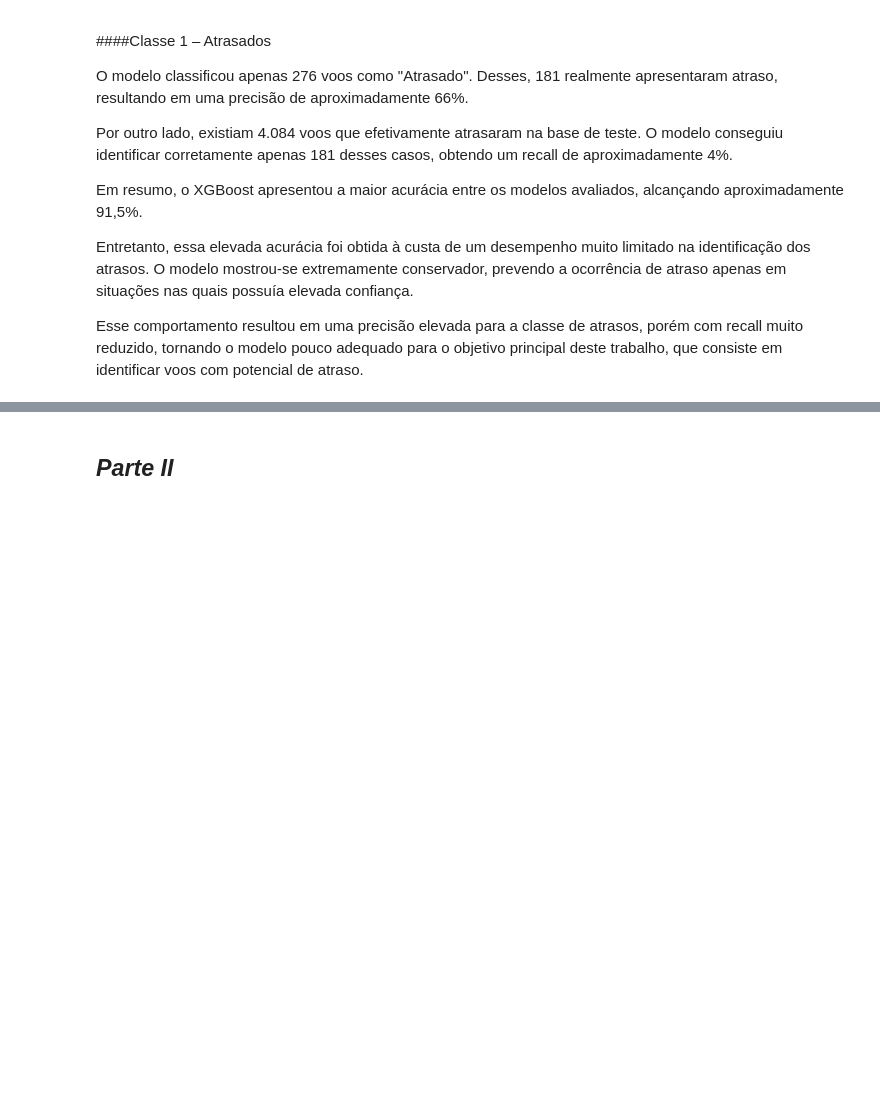
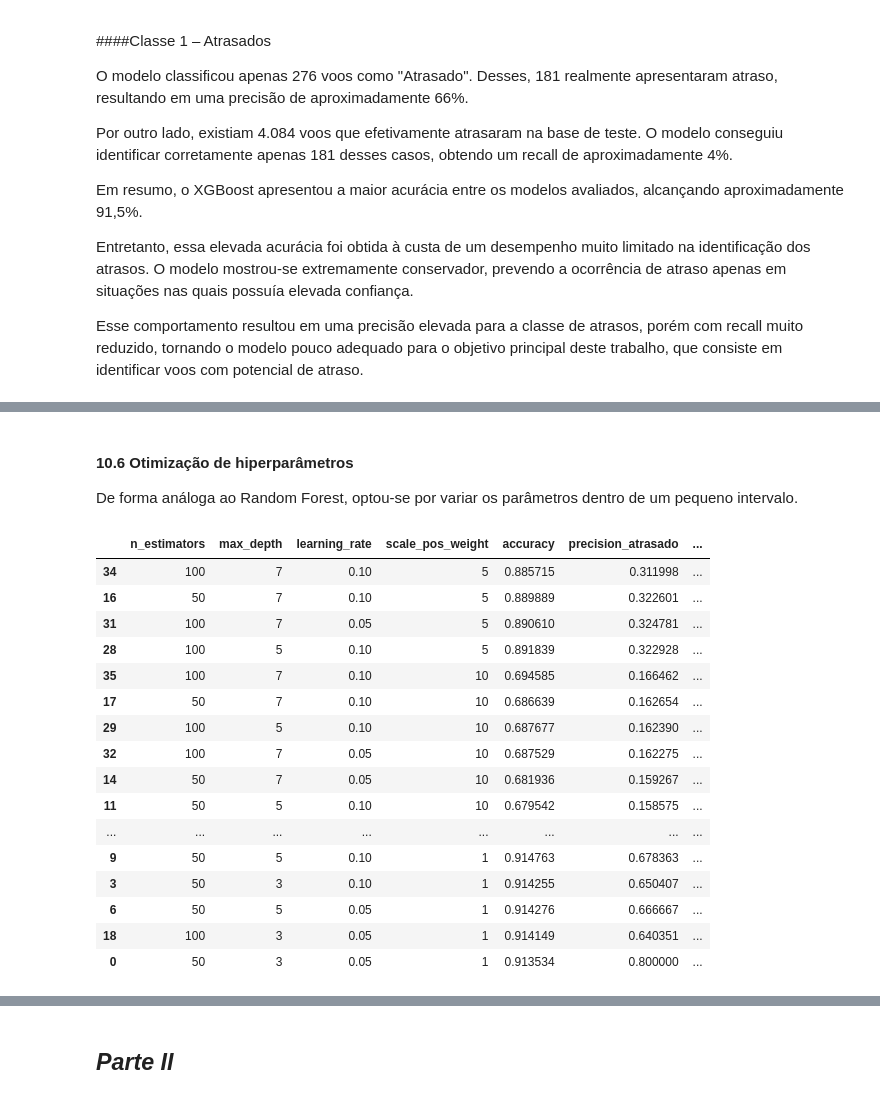
Before and after one commit to Silvinharl/MVP_Machine_Learning, a Jupyter notebook: MVP_Voos_ANAC.ipynb, the cells around one changed output, grey strips where cells are left out. Saved outputs shown, nothing was run; the diff lists cells and outputs as text; code cells hidden in the pictures; blank space fills up the shorter version.

```diff
--- a/MVP_Voos_ANAC.ipynb
+++ b/MVP_Voos_ANAC.ipynb
@@ -27,7 +27,7 @@ Em relação ao dataset original (disponível no site da ANAC), foram preservada
 # %%
 import pandas as pd
 
-url = "https://raw.githubusercontent.com/Silvinharl/MVP_Machine_Learning/main/dados/VRA_2025_01_C.csv"
+url = "https://raw.githubusercontent.com/Silvinharl/MVP_Machine_Learning/refs/heads/main/dados/VRA_2025_01_C.csv"
 
 df = pd.read_csv(url, sep=';')
 
@@ -1363,0 +1351,77 @@ Diante dessas observações, optou-se por realizar uma segunda etapa do estudo,
+# %% [markdown]
+#### 10.6 Otimização de hiperparâmetros
+De forma análoga ao Random Forest, optou-se por variar os parâmetros dentro de um pequeno intervalo.
+# %%
+from xgboost import XGBClassifier
+from sklearn.metrics import accuracy_score, precision_score, recall_score, f1_score
+from itertools import product
+import pandas as pd
+
+parametros_xgb = []
+
+for n_estimators, max_depth, learning_rate, scale_pos_weight in product(
+    [50, 100],
+    [3, 5, 7],
+    [0.05, 0.1],
+    [1, 5, 10]
+):
+    parametros_xgb.append({
+        "n_estimators": n_estimators,
+        "max_depth": max_depth,
+        "learning_rate": learning_rate,
+        "scale_pos_weight": scale_pos_weight
+    })
+
+resultados_xgb = []
+
+for params in parametros_xgb:
+
+    modelo = XGBClassifier(
+        n_estimators=params["n_estimators"],
+        max_depth=params["max_depth"],
+        learning_rate=params["learning_rate"],
+        scale_pos_weight=params["scale_pos_weight"],
+        random_state=42,
+        eval_metric="logloss",
+        n_jobs=-1
+    )
+
+    modelo.fit(X_train, y_train)
+
+    y_pred = modelo.predict(X_test)
+
+    resultados_xgb.append({
+        "n_estimators": params["n_estimators"],
+        "max_depth": params["max_depth"],
+        "learning_rate": params["learning_rate"],
+        "scale_pos_weight": params["scale_pos_weight"],
+        "accuracy": accuracy_score(y_test, y_pred),
+        "precision_atrasado": precision_score(y_test, y_pred, pos_label=1, zero_division=0),
+        "recall_atrasado": recall_score(y_test, y_pred, pos_label=1, zero_division=0),
+        "f1_atrasado": f1_score(y_test, y_pred, pos_label=1, zero_division=0)
+    })
+
+resultados_xgb_df = pd.DataFrame(resultados_xgb)
+
+resultados_xgb_df.sort_values(
+    by=["f1_atrasado", "recall_atrasado"],
+    ascending=False
+)
+# %% [output]
+|  | n_estimators | max_depth | learning_rate | scale_pos_weight | accuracy | precision_atrasado | ... |
+| 34 | 100 | 7 | 0.10 | 5 | 0.885715 | 0.311998 | ... |
+| 16 | 50 | 7 | 0.10 | 5 | 0.889889 | 0.322601 | ... |
+| 31 | 100 | 7 | 0.05 | 5 | 0.890610 | 0.324781 | ... |
+| 28 | 100 | 5 | 0.10 | 5 | 0.891839 | 0.322928 | ... |
+| 35 | 100 | 7 | 0.10 | 10 | 0.694585 | 0.166462 | ... |
+| 17 | 50 | 7 | 0.10 | 10 | 0.686639 | 0.162654 | ... |
+| 29 | 100 | 5 | 0.10 | 10 | 0.687677 | 0.162390 | ... |
+| 32 | 100 | 7 | 0.05 | 10 | 0.687529 | 0.162275 | ... |
+| 14 | 50 | 7 | 0.05 | 10 | 0.681936 | 0.159267 | ... |
+| 11 | 50 | 5 | 0.10 | 10 | 0.679542 | 0.158575 | ... |
+| ... | ... | ... | ... | ... | ... | ... | ... |
+| 9 | 50 | 5 | 0.10 | 1 | 0.914763 | 0.678363 | ... |
+| 3 | 50 | 3 | 0.10 | 1 | 0.914255 | 0.650407 | ... |
+| 6 | 50 | 5 | 0.05 | 1 | 0.914276 | 0.666667 | ... |
+| 18 | 100 | 3 | 0.05 | 1 | 0.914149 | 0.640351 | ... |
+| 0 | 50 | 3 | 0.05 | 1 | 0.913534 | 0.800000 | ... |
```
Also changed, not shown: parts of 4 cells of this notebook.
